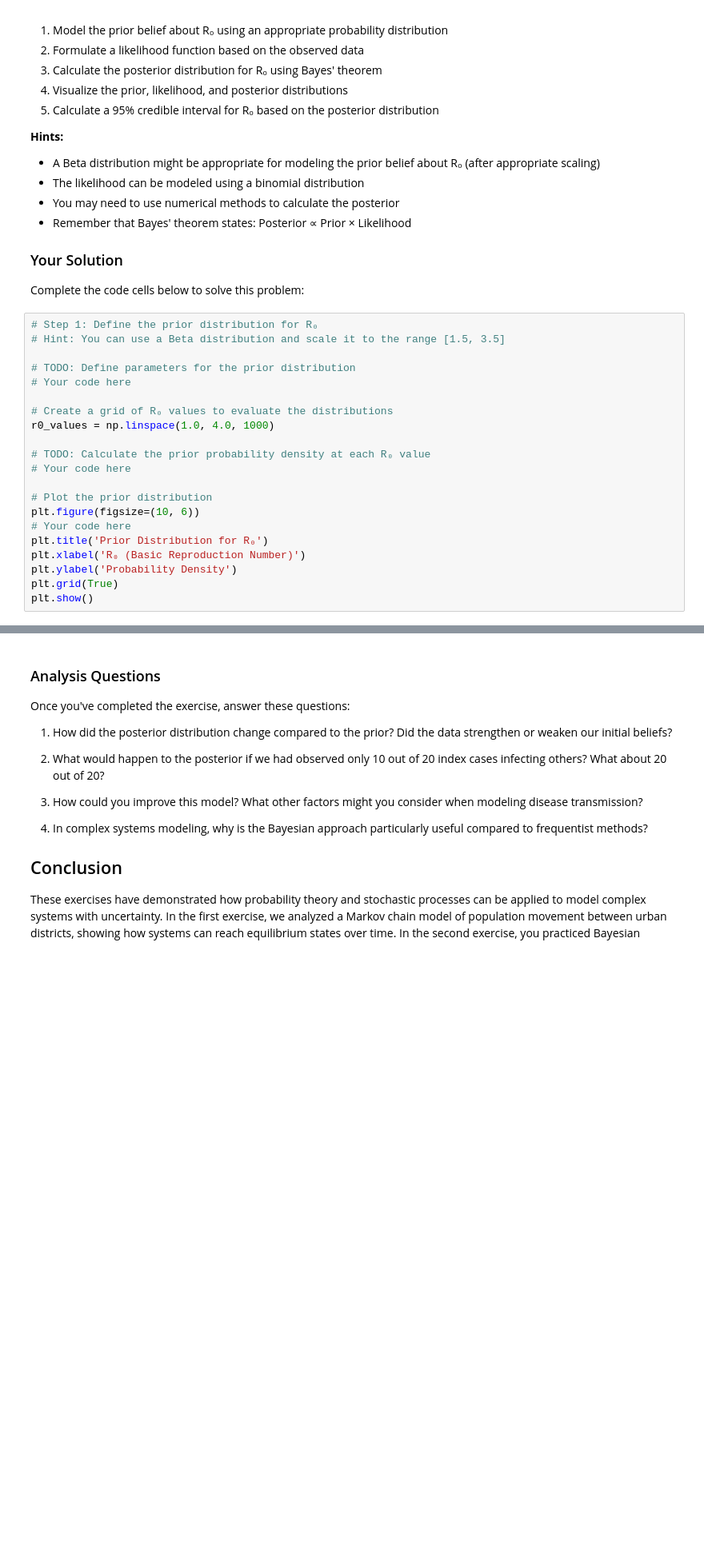
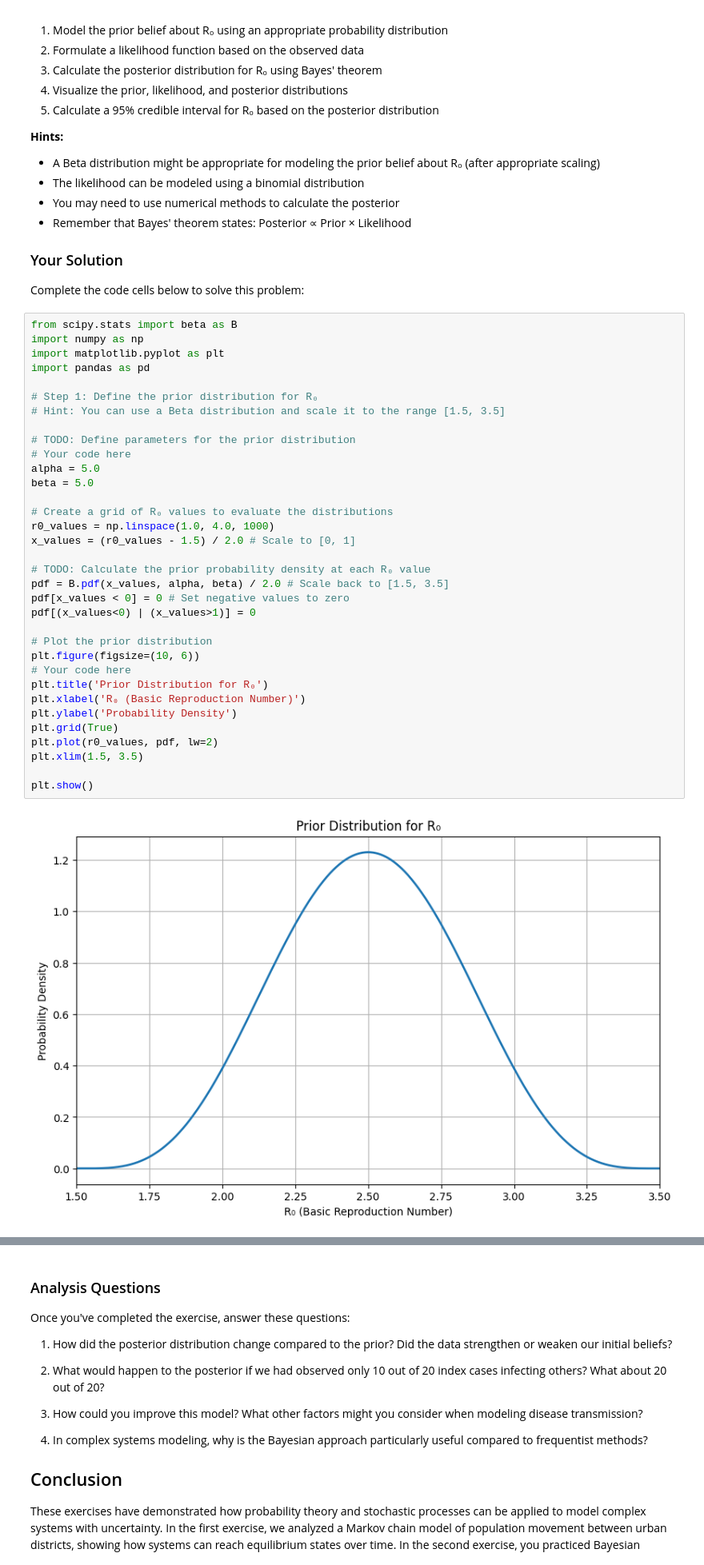
Before and after one commit to SearchingAlpha/mathematical-modelling-and-computer-science, a Jupyter notebook: 2_Mathematical_prerequisites/2.3. Probability Theory.ipynb, the cells around one changed output, grey strips where cells are left out. Shown: that part at 80% size. Saved outputs shown, nothing was run; the diff lists cells and outputs as text; blank space fills up the shorter version.

```diff
--- a/2_Mathematical_prerequisites/2.3. Probability Theory.ipynb
+++ b/2_Mathematical_prerequisites/2.3. Probability Theory.ipynb
@@ -210,24 +231,39 @@ After conducting a study, they observe that out of 20 index cases (initially inf
 
 Complete the code cells below to solve this problem:
 # %%
+from scipy.stats import beta as B
+import numpy as np
+import matplotlib.pyplot as plt
+import pandas as pd
+
 # Step 1: Define the prior distribution for R₀
 # Hint: You can use a Beta distribution and scale it to the range [1.5, 3.5]
 
 # TODO: Define parameters for the prior distribution
 # Your code here
+alpha = 5.0
+beta = 5.0
 
 # Create a grid of R₀ values to evaluate the distributions
 r0_values = np.linspace(1.0, 4.0, 1000)
+x_values = (r0_values - 1.5) / 2.0 # Scale to [0, 1]
 
 # TODO: Calculate the prior probability density at each R₀ value
-# Your code here
+pdf = B.pdf(x_values, alpha, beta) / 2.0 # Scale back to [1.5, 3.5]
+pdf[x_values < 0] = 0 # Set negative values to zero
+pdf[(x_values<0) | (x_values>1)] = 0
 
 # Plot the prior distribution
 plt.figure(figsize=(10, 6))
 # Your code here
 plt.title('Prior Distribution for R₀')
 plt.xlabel('R₀ (Basic Reproduction Number)')
 plt.ylabel('Probability Density')
 plt.grid(True)
+plt.plot(r0_values, pdf, lw=2)
+plt.xlim(1.5, 3.5)
+
 plt.show()
+# %% [output]
+[figure, added]
 # %%
```
Also changed, not shown: parts of 7 cells of this notebook.
